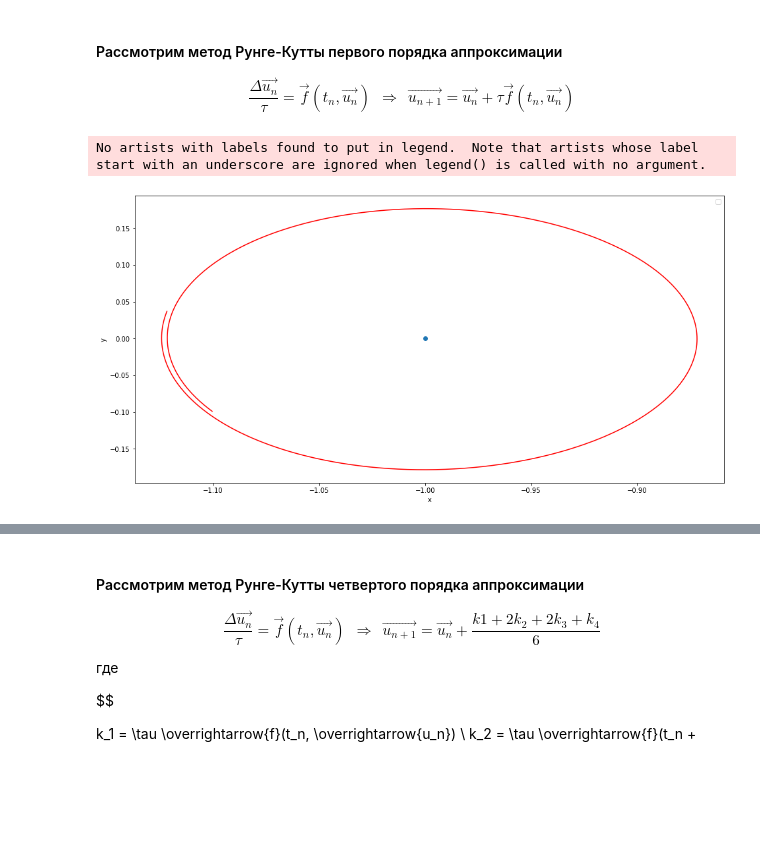
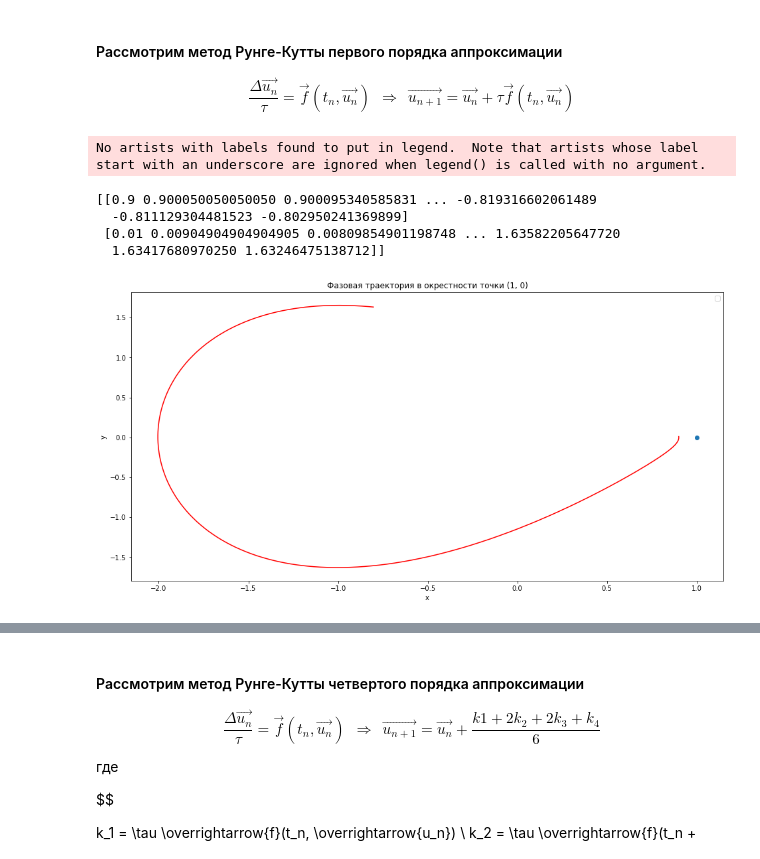
Before and after one commit to uslsteen/CompMath, a Jupyter notebook: lab_6/lab6.ipynb, the cells around one changed output, grey strips where cells are left out. Drawn from its saved outputs; the diff is of its cells as text; code cells hidden in the pictures; blank space fills up the shorter version.

```diff
--- a/lab_6/lab6.ipynb
+++ b/lab_6/lab6.ipynb
@@ -31,12 +31,19 @@ def f(time, u_k):
 time_start = 0
 time_end = 5
 
-fig_size=[16, 8]
-x_lim = [-0.5, 0.5]
-y_lim = [-0.5, 0.5]
+def ph_trjct_plot(phase_data, u_c):
 
-x_label = "x"
-y_label = "y"
+    print(phase_data)
+    plt.figure(figsize=[16, 8])
+    plt.plot(phase_data[0], phase_data[1], color='r')
+    plt.plot(u_c[0], u_c[1], 'o')
+    plt.title(f"Фазовая траектория в окрестности точки ({u_c[0]}, {u_c[1]})")
+
+    plt.xlabel("x")
+    plt.ylabel("y")
+
+    plt.legend()
+    plt.show()
 # %% [markdown]
 ### **Методы Рунге-Кутты**
 
@@ -59,30 +66,21 @@ $$ \frac{\Delta\overrightarrow{u_n}}{\tau} = \overrightarrow{f}(t_n, \overrighta
 def RungeKutte1(u_0, u_c, iters):
 
     t_arr, tau = np.linspace(time_start, time_end, iters, retstep=True)
-
-    phase_trajct = []
+    phase_trajct = [u_0]
     u_n = np.array(u_0)
 
-    for t_it in t_arr:
-
-        u_n_1 = u_n + tau*f(t_it, u_n)
+    for t_n in t_arr[1:]:
+        u_n_1 = u_n + tau*f(t_n, u_n)
         phase_trajct.append(u_n_1)
         u_n = u_n_1
 
-    plt.figure(figsize=fig_size)
-
-    phase_trajct = np.transpose(phase_trajct)
-
-    plt.plot(u_c[0], u_c[1], 'o')
-    plt.plot(phase_trajct[0], phase_trajct[1], color='r')
-
-    plt.xlabel(x_label)
-    plt.ylabel(y_label)
-
-    plt.legend()
-    plt.show()
+    ph_trjct_plot(np.transpose(phase_trajct), u_c)
 # %%
-RungeKutte1(u_0=[-1.1, -0.1], u_c=[-1, 0], iters=1000)
+RungeKutte1(u_0=[0.90, 0.01], u_c=[1, 0], iters=1000)
 # %% [output]
 No artists with labels found to put in legend.  Note that artists whose label start with an underscore are ignored when legend() is called with no argument.
+[[0.9 0.900050050050050 0.900095340585831 ... -0.819316602061489
+  -0.811129304481523 -0.802950241369899]
+ [0.01 0.00904904904904905 0.00809854901198748 ... 1.63582205647720
+  1.63417680970250 1.63246475138712]]
-[figure, old version]
+[figure, new version]
```
Also changed, not shown: parts of 4 cells of this notebook.
